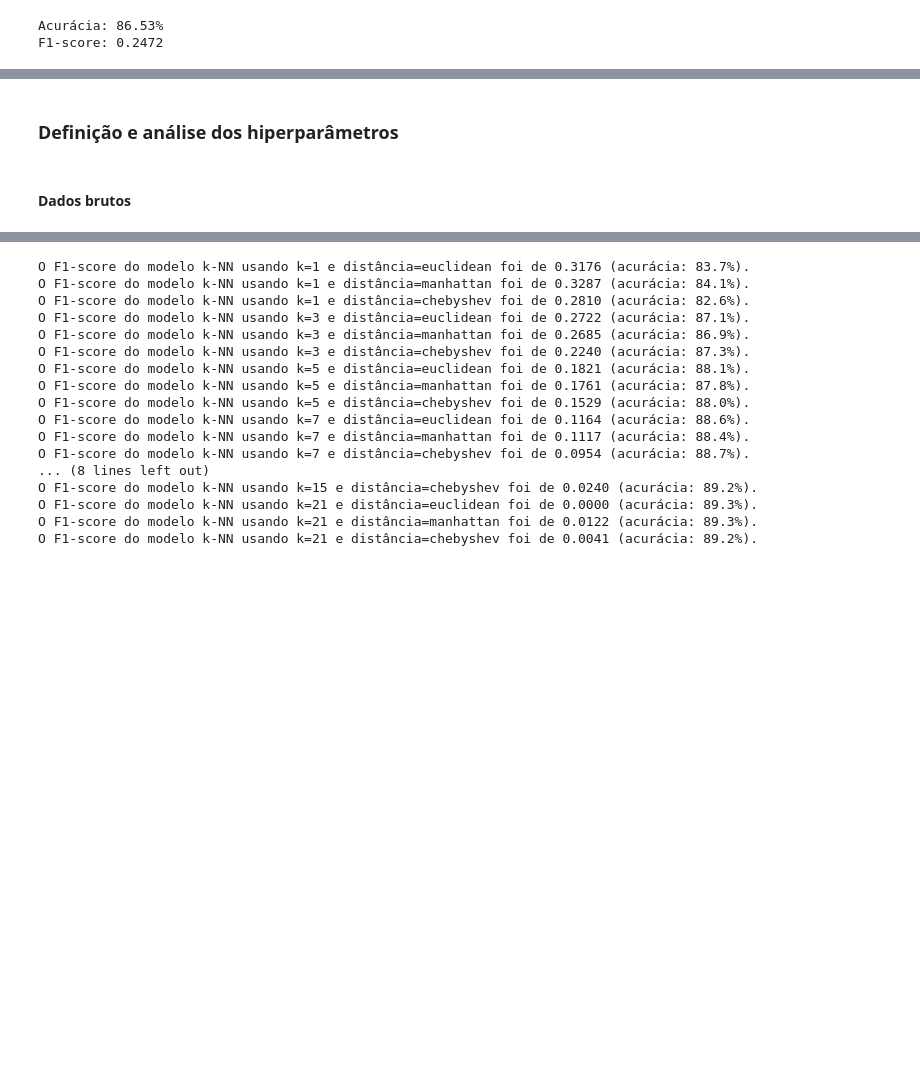
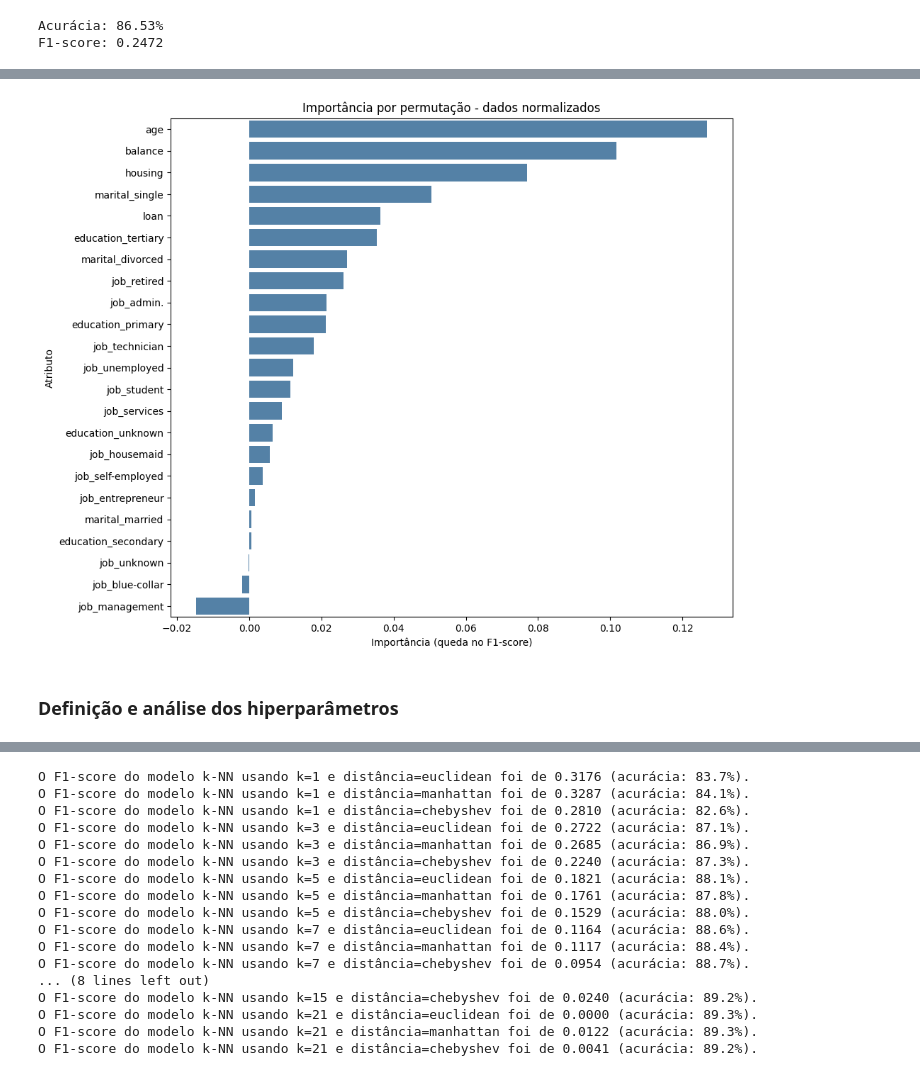
Before and after one commit to buruna087/Cubo-Gelatinoso-, a Jupyter notebook: Cubo_gelatinoso.ipynb, the cells around one changed output, grey strips where cells are left out. Saved outputs shown, nothing was run; the diff lists cells and outputs as text; code cells hidden in the pictures; blank space fills up the shorter version.

```diff
--- a/Cubo_gelatinoso.ipynb
+++ b/Cubo_gelatinoso.ipynb
@@ -577,4 +611,29 @@ F1-score: 0.2472
+# %%
+#---------------------------------------------------------------------------------------
+# Análise da importância de cada atributo na escolha do target nos dados normalizados
+#--------------------------------------------------------------------------------------
+
+scorer = make_scorer(f1_score, pos_label="yes")
+
+# Para o modelo bruto
+importancia_norm = permutation_importance(
+    modelo_norm, X_teste_norm, Y_teste,
+    scoring=scorer, n_repeats=5, random_state=SEMENTE_ALEATORIA, n_jobs=-1
+)
+
+df_importancia_norm = pd.DataFrame({
+    "atributo": X_teste_norm.columns,
+    "importancia": importancia_norm.importances_mean
+}).sort_values("importancia", ascending=False)
+
+#  Criação do gráfico de barras para a comparação
+plt.figure(figsize=(10, 8))
+eixo = sns.barplot(data=df_importancia_norm, x="importancia", y="atributo", color="steelblue")
+eixo.set(xlabel="Importância (queda no F1-score)", ylabel="Atributo",
+         title="Importância por permutação - dados normalizados")
+plt.tight_layout()
+plt.show()
+# %% [output]
+[figure, added]
 # %% [markdown]
 ### Definição e análise dos hiperparâmetros
-# %% [markdown]
-#### Dados brutos
```
Also changed, not shown: parts of 28 cells of this notebook.
